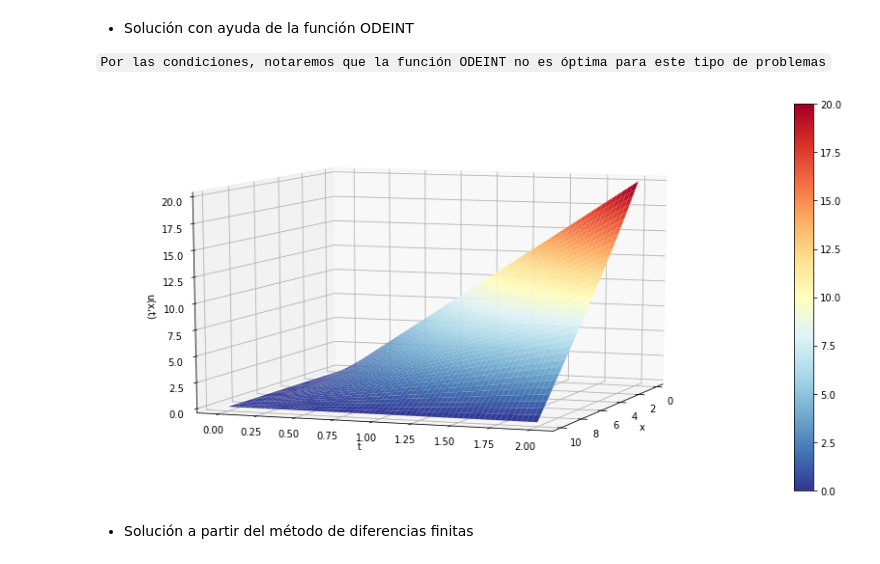
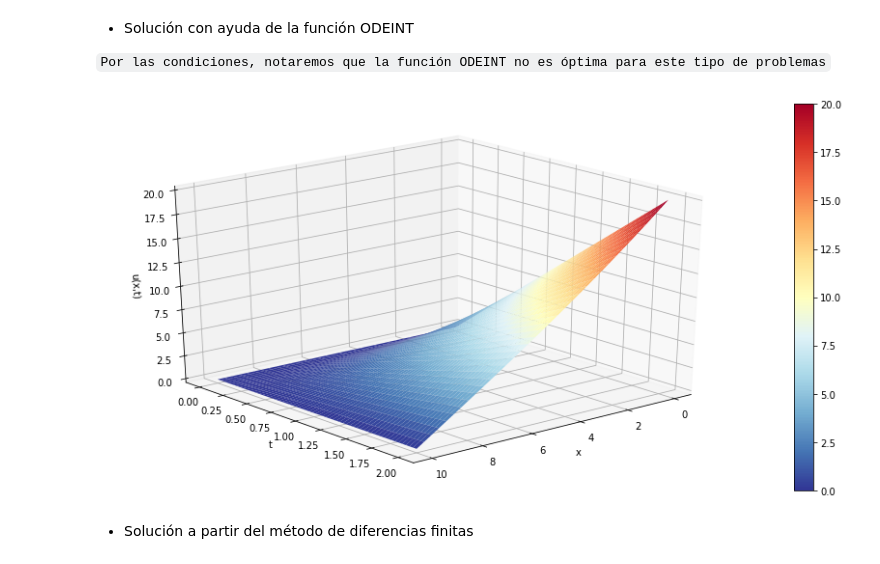
Before and after one commit to elizabethtorrest/F-sica-Computacional, a Jupyter notebook: Actividad10/Actividad10.ipynb, the cells around one changed output. Saved outputs shown, nothing was run; the diff lists cells and outputs as text; code cells hidden in the pictures.

```diff
--- a/Actividad10/Actividad10.ipynb
+++ b/Actividad10/Actividad10.ipynb
@@ -131,35 +131,35 @@ t = np.linspace(t0, tf, 60);
 
 #Obtenemos la solución usando scipy.integrate.odeint
 sol = odeint(f, x0, t)
 
 #Tamaño de figura
 fig = plt.figure(figsize=(12,6))
 
 #Graficación en el espacio 3D
 ax = fig.add_subplot(111, projection='3d')
 
 #Graficación de la solución
 #Malla a graficar
 X, T = np.meshgrid(x,t)
 ax.plot_surface(X, T, sol, cmap='RdYlBu_r', rstride=1, cstride=1)
 
 #Escala de temperaturas
 m=cm.ScalarMappable(cmap='RdYlBu_r')
 m.set_array(sol)
 plt.colorbar(m)
 
 #Etiquetas
 ax.set_xlabel('x')
 ax.set_ylabel('t')
 ax.set_zlabel('u(x,t)')
 
 #Lado de observación
-ax.view_init(elev=10, azim=20)
+ax.view_init(elev=25, azim=50)
 
 plt.tight_layout()
 plt.show()
 # %% [output]
-[figure, old version]
+[figure, new version]
 # %% [markdown]
 * Solución a partir del método de diferencias finitas
 # %%
```
Also changed, not shown: parts of 2 cells of this notebook.
